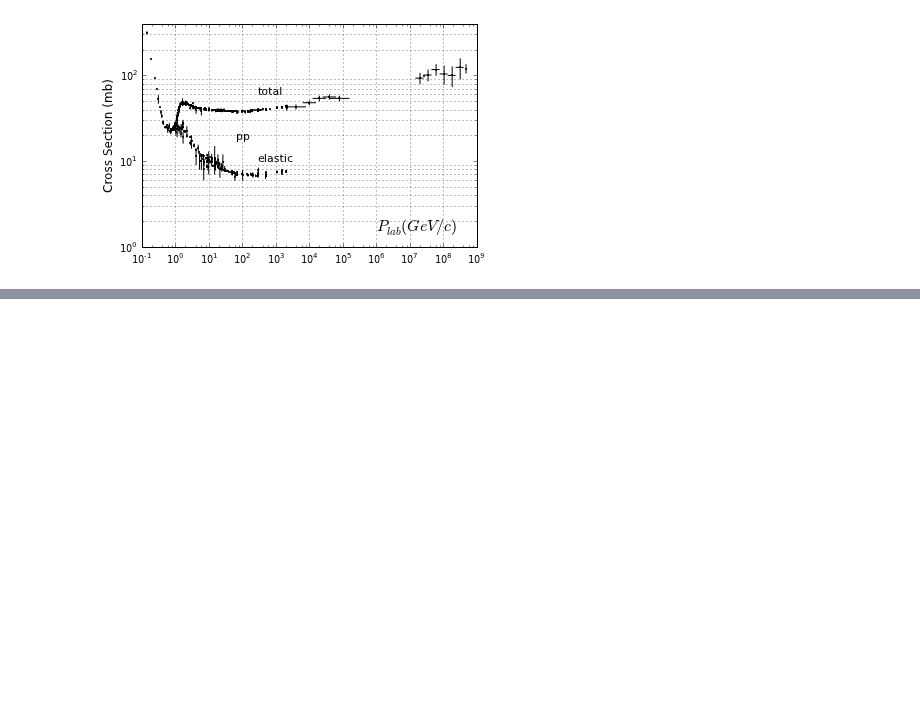
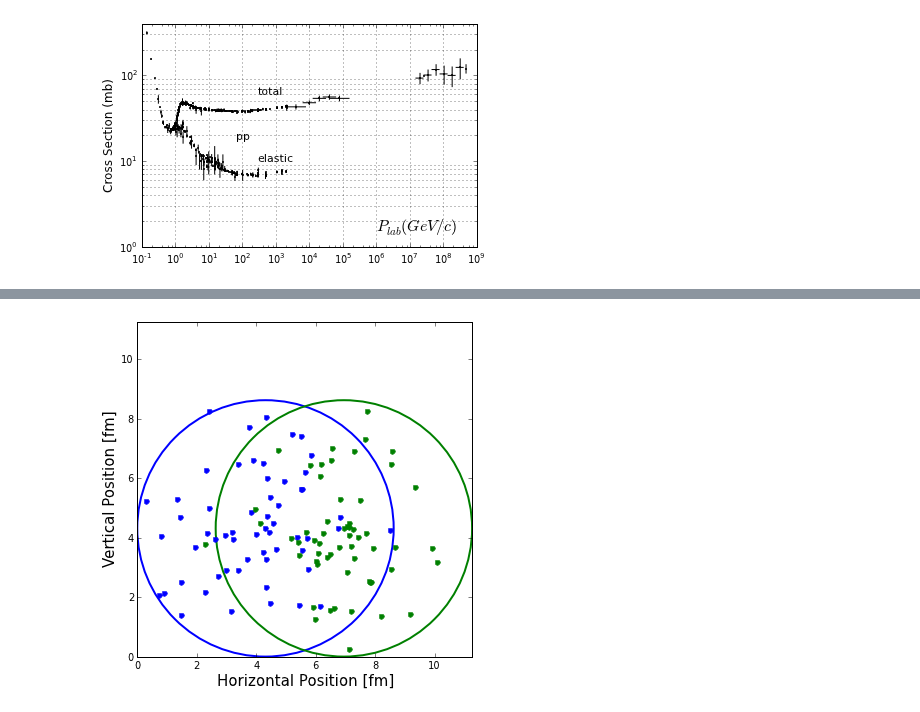
Before and after one commit to jdfreder/MCG, a Jupyter notebook: Project/NuclearInteractions.ipynb, the cells around one changed output, grey strips where cells are left out. Cells and saved outputs as stored; diff of their text form; code cells hidden in the pictures; blank space fills up the shorter version.

```diff
--- a/Project/NuclearInteractions.ipynb
+++ b/Project/NuclearInteractions.ipynb
@@ -121,0 +121,16 @@ curve_fit(f, xdata, ydata, p0=None, sigma=None, **kw)
+# %%
+N1=plt.Circle((R,R),R,color='b',fill=False,lw=2)
+N2=plt.Circle((R+b,R),R,color='g',fill=False,lw=2)
+fig = plt.gcf()
+ax = plt.gca()
+ax.plot(R+Nucleus1[:,0]*cos(Nucleus1[:,1]),R+Nucleus1[:,0]*sin(Nucleus1[:,1]),'b.',ms=10)
+ax.plot(R+b+Nucleus2[:,0]*cos(Nucleus2[:,1]),R+Nucleus2[:,0]*sin(Nucleus2[:,1]),'g.',ms=10)
+fig.gca().add_artist(N1)
+fig.gca().add_artist(N2)
+xlim((0,2*R+b))
+ylim((0,2*R+b))
+xlabel('Horizontal Position [fm]',fontsize=15)
+ylabel('Vertical Position [fm]',fontsize=15)
+fig.set_size_inches(6,6)
+# %% [output]
+[figure, added]
```
Also changed, not shown: parts of 9 cells of this notebook.
